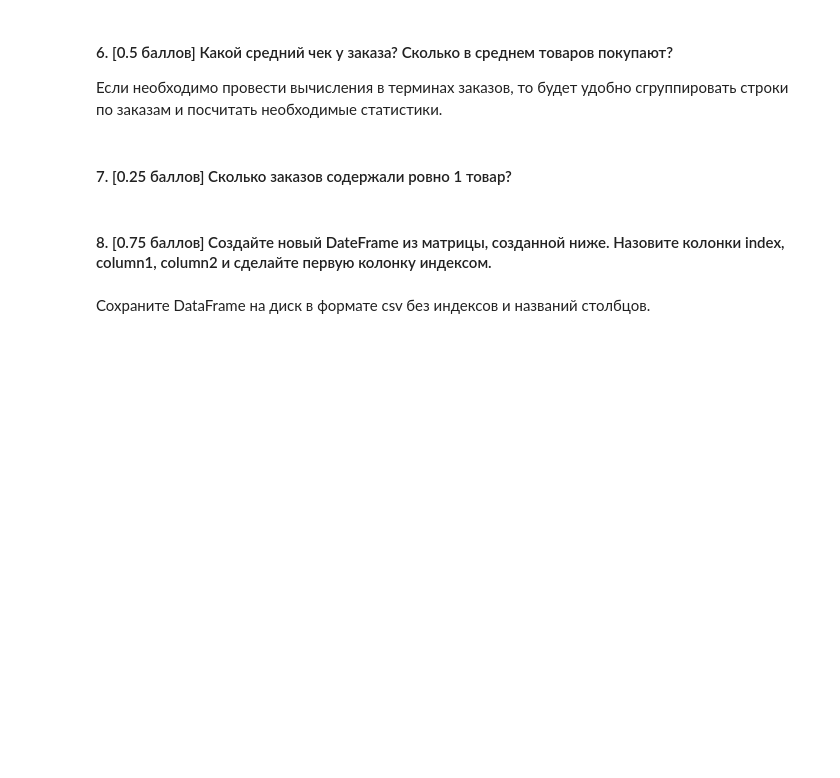
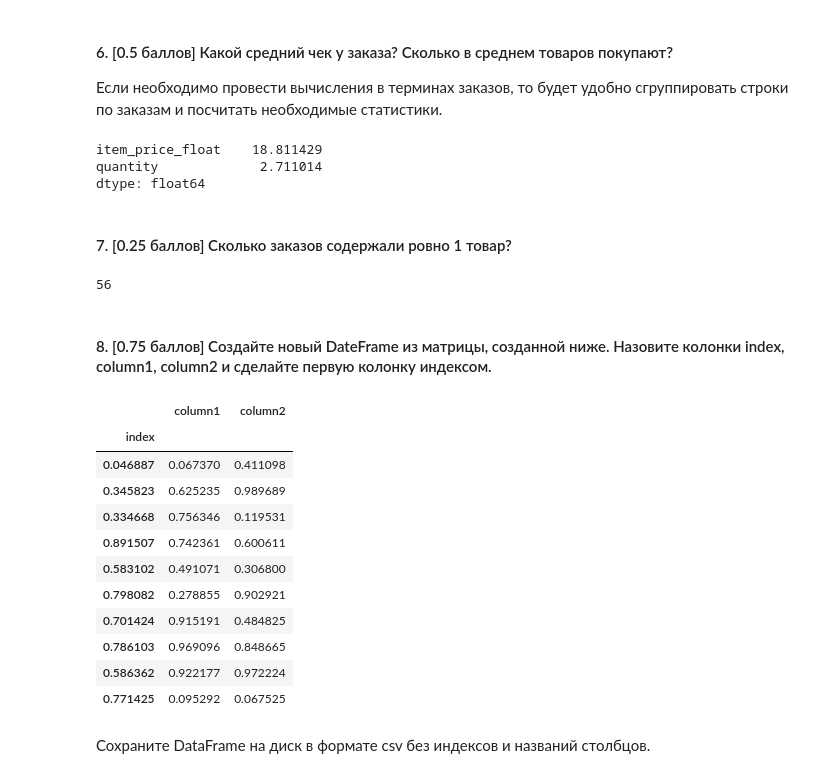
Before and after one commit to hse-mlearn/ha-01-glafiraV, a Jupyter notebook: homework-practice-01.ipynb, the cells around one changed output. Drawn from its saved outputs; the diff is of its cells as text; code cells hidden in the pictures; blank space fills up the shorter version.

```diff
--- a/homework-practice-01.ipynb
+++ b/homework-practice-01.ipynb
@@ -144,2 +253,9 @@ import pandas as pd
+# %%
+RestrData.groupby(by='order_id')['item_price_float', 'quantity'].sum().mean()
+# средний чек у заказа = $18.81, в среднем товаров покупают = 2.7
+# %% [output]
+item_price_float    18.811429
+quantity             2.711014
+dtype: float64
 # %% [markdown]
 #### 7. [0.25 баллов] Сколько заказов содержали ровно 1 товар?
@@ -148,8 +262,25 @@ import pandas as pd
+# %%
+(RestrData.groupby(by='order_id')['quantity'].sum() == 1).sum()
+# %% [output]
+56
 # %% [markdown]
 #### 8. [0.75 баллов] Создайте новый DateFrame из матрицы, созданной ниже. Назовите колонки index, column1, column2 и сделайте первую колонку индексом.
 # %%
 data = np.random.rand(10, 3)
-
-# your code
+MyDataFrame = pd.DataFrame(data, columns=['index', 'column1', 'column2']).set_index('index')
+MyDataFrame
+# %% [output]
+|  | column1 | column2 |
+| index |  |  |
+| 0.046887 | 0.067370 | 0.411098 |
+| 0.345823 | 0.625235 | 0.989689 |
+| 0.334668 | 0.756346 | 0.119531 |
+| 0.891507 | 0.742361 | 0.600611 |
+| 0.583102 | 0.491071 | 0.306800 |
+| 0.798082 | 0.278855 | 0.902921 |
+| 0.701424 | 0.915191 | 0.484825 |
+| 0.786103 | 0.969096 | 0.848665 |
+| 0.586362 | 0.922177 | 0.972224 |
+| 0.771425 | 0.095292 | 0.067525 |
 # %% [markdown]
 Сохраните DataFrame на диск в формате csv без индексов и названий столбцов.
```
Also changed, not shown: parts of 29 cells of this notebook.
